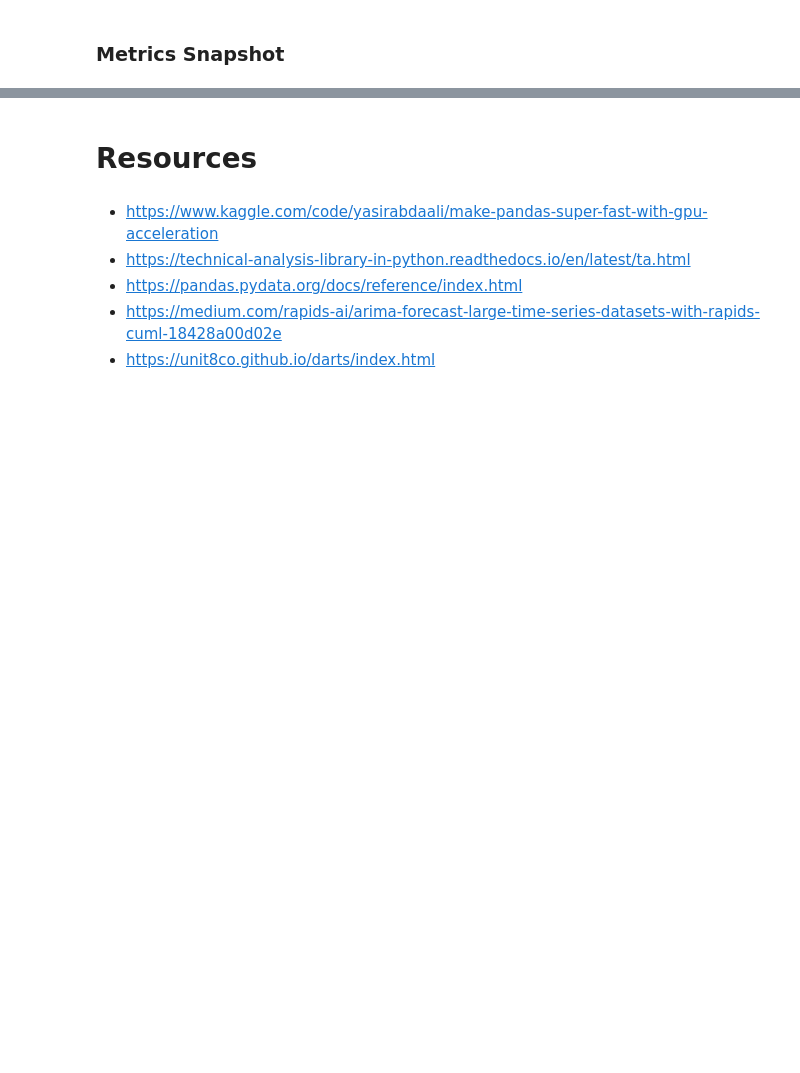
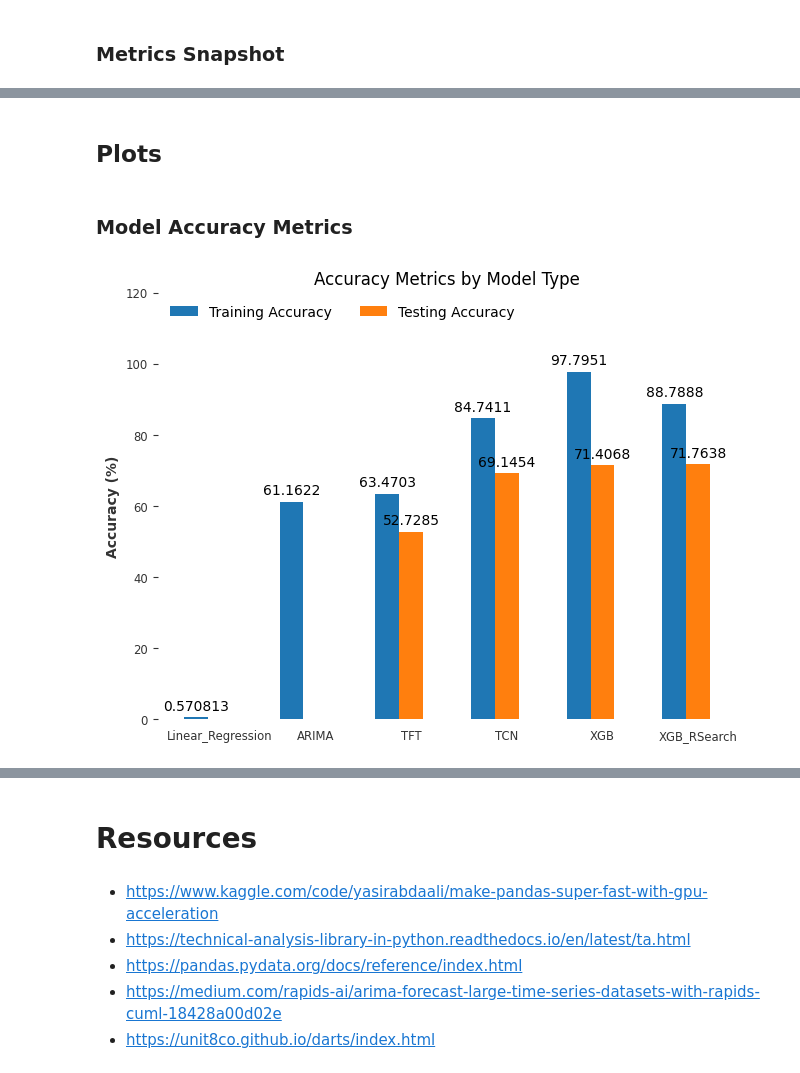
Before and after one commit to danCoder93/ENSF611-FinPrediction, a Jupyter notebook: src/FinPrediction.ipynb, the cells around one changed output, grey strips where cells are left out. Drawn from its saved outputs; the diff is of its cells as text; code cells hidden in the pictures; blank space fills up the shorter version.

```diff
--- a/src/FinPrediction.ipynb
+++ b/src/FinPrediction.ipynb
@@ -648,0 +791,8 @@ Testing accuracy: 66.617%
+# %%
+best_xgb.fit(X_train.to_numpy(), y_train.to_numpy())
+
+resid_rsearch_hat_train = best_xgb.predict(X_train)
+y_rsearch_hat_train = X_train['tft_pred'] + resid_rsearch_hat_train
+
+resid_rsearch_hat_test = best_xgb.predict(X_test)
+y_rsearch_hat_test = X_test['tft_pred'] + resid_rsearch_hat_test
@@ -648,0 +801,10 @@ Testing accuracy: 66.617%
+# %%
+from sklearn.metrics import r2_score
+
+
+metrics['XGB_RSearch'] = {
+        'Training_Accuracy': r2_score(df.iloc[:X_train.index.size]['price_change'], y_rsearch_hat_train) * 100 ,
+        'Testing_Accuracy' : r2_score(df.iloc[X_train.index.size:]['price_change'], y_rsearch_hat_test) * 100
+        }
+print(f"Training accuracy: {metrics['XGB_RSearch']['Training_Accuracy']:.3f}%")
+print(f"Testing accuracy: {metrics['XGB_RSearch']['Testing_Accuracy']:.3f}%")
@@ -704,0 +946,4 @@ df_metrics.to_csv("/content/aapl_model_metrics.csv", index=True, header=True)
+# %% [markdown]
+## Plots
+# %% [markdown]
+### Model Accuracy Metrics
@@ -704,0 +989,38 @@ df_metrics.to_csv("/content/aapl_model_metrics.csv", index=True, header=True)
+# %%
+# set default color map
+plt.rcParams['axes.prop_cycle'] = plt.cycler(color=plt.get_cmap('tab10').colors)
+
+# https://stackoverflow.com/questions/53879083/pandas-sort-columns-by-a-specific-row
+df_metrics = df_metrics.sort_values(df_metrics.index[1],ascending=True,axis=1)
+
+# Plot technique found from:
+# https://matplotlib.org/stable/gallery/lines_bars_and_markers/barchart.html#sphx-glr-gallery-lines-bars-and-markers-barchart-py
+# I specifically wanted the grouping visualization because it looks clean
+models = tuple(df_metrics.columns)
+
+model_results = {
+    'Training Accuracy':tuple(df_metrics.iloc[0][:]),
+    'Testing Accuracy':tuple(df_metrics.iloc[1][:])
+}
+
+x = np.arange(len(models))
+width = 0.25
+multiplier = 0
+
+fig,ax = plt.subplots(layout='constrained')
+
+for acc_type, value in model_results.items():
+    offset = width*multiplier
+    rects = ax.bar(x+offset,value,width,label=acc_type)
+    ax.bar_label(rects,padding=3)
+    multiplier +=1
+
+ax.set_ylabel('Accuracy (%)')
+ax.set_title('Accuracy Metrics by Model Type')
+ax.set_xticks(x+width,models)
+ax.legend(loc='upper left',ncols=5)
+ax.set_ylim(0,120)
+
+plt.grid(False)
+# %% [output]
+[figure, added]
```
Also changed, not shown: parts of 66 cells of this notebook, 2 other files.
